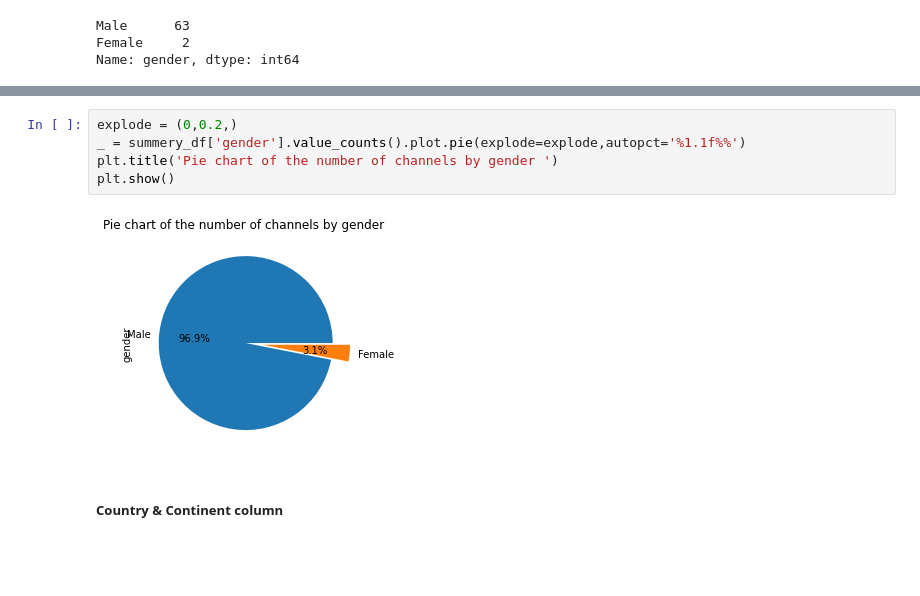
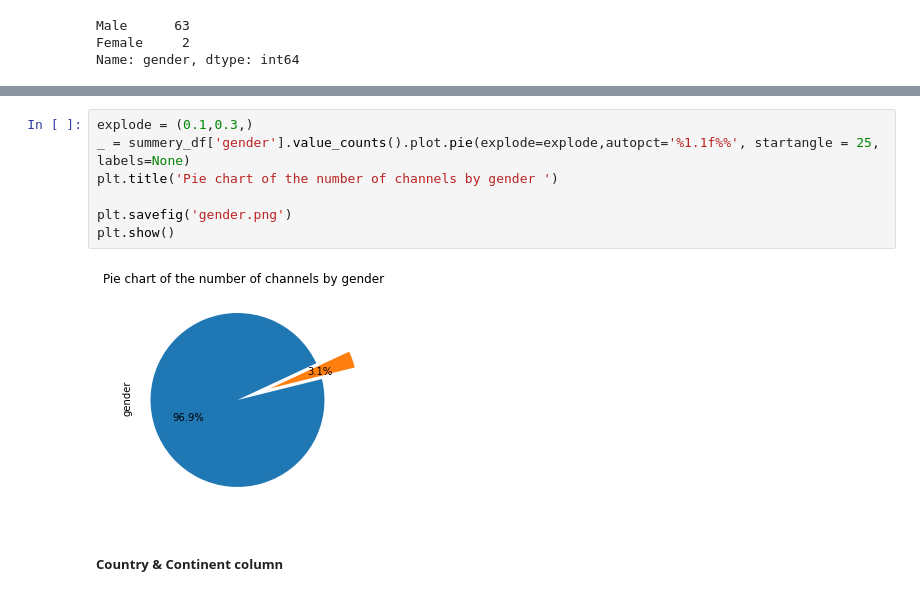
Before and after one commit to zakicode19/YouTubeApi, a Jupyter notebook: analyzing_summeryDB.ipynb, the cells around one changed output, grey strips where cells are left out. Cells and saved outputs as stored; diff of their text form; blank space fills up the shorter version.

```diff
--- a/analyzing_summeryDB.ipynb
+++ b/analyzing_summeryDB.ipynb
@@ -450,12 +450,14 @@ summery_df[summery_df.isnull().any(axis=1)]
 | 53 | chuck severance | Chuck Severance | UChYfrRp_CWyqOt-ZYJGOgmA | https://m.youtube.com/user/csev | Male | 57 | NaN | US | 7776775 | ... |
 | 65 | durga software solutions | Durga Software Solutions | UCbjozK_PYCTLEluFlrJ8UZg | https://www.youtube.com/c/DurgaSo... | NaN | 70 | DURGA Software Solutions is an In... | IN | 124800178 | ... |
 # %%
-explode = (0,0.2,)
-_ = summery_df['gender'].value_counts().plot.pie(explode=explode,autopct='%1.1f%%')
+explode = (0.1,0.3,)
+_ = summery_df['gender'].value_counts().plot.pie(explode=explode,autopct='%1.1f%%', startangle = 25, labels=None)
 plt.title('Pie chart of the number of channels by gender ')
+
+plt.savefig('gender.png')
 plt.show()
 # %% [output]
-[figure, old version]
+[figure, new version]
 # %% [markdown]
 ##### Country & Continent column
 # %%
```
Also changed, not shown: parts of 8 cells of this notebook, 2 other files.
